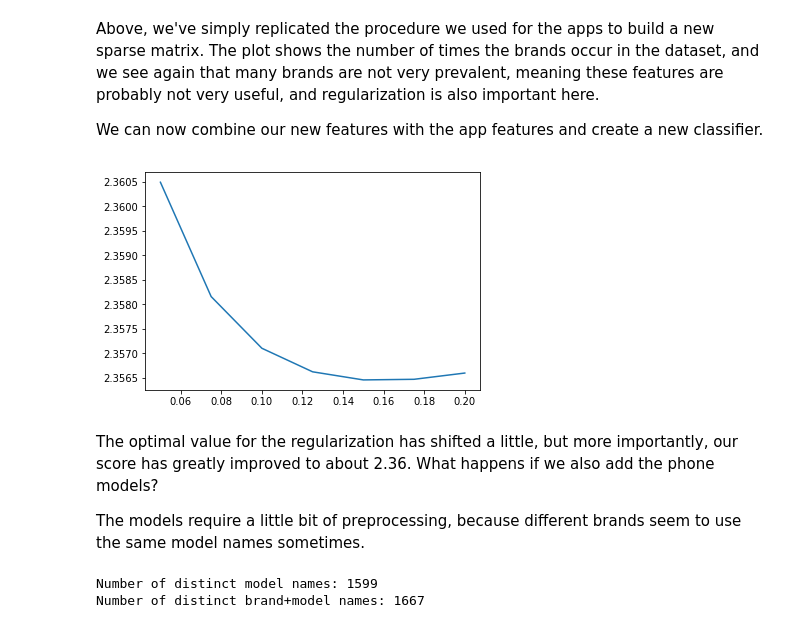
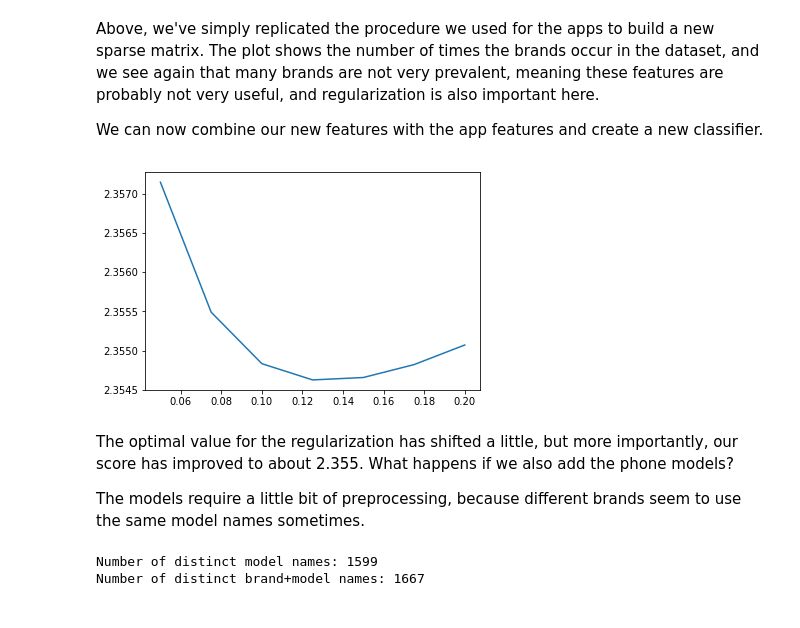
Before and after one commit to marcotompitak/kaggle-code, a Jupyter notebook: TalkingData/ClassifyMobileUsers.ipynb, the cells around one changed output. Drawn from its saved outputs; the diff is of its cells as text; code cells hidden in the pictures.

```diff
--- a/TalkingData/ClassifyMobileUsers.ipynb
+++ b/TalkingData/ClassifyMobileUsers.ipynb
@@ -316,22 +315,21 @@ We can now combine our new features with the app features and create a new class
 # %%
 logreg_cv = LogisticRegressionCV(
     Cs = [0.05, 0.075, 0.1, 0.125, 0.15, 0.175, 0.2],
     penalty = 'l2',
     multi_class = 'multinomial',
     solver = 'lbfgs',
-    fit_intercept = False,
     max_iter = 1000,
     cv = 5,
     n_jobs = 6,
     scoring = 'neg_log_loss'
 )
 logreg_cv.fit(hstack([sparse_app_matrix, sparse_brand_matrix]), target)
 plt.plot([0.05, 0.075, 0.1, 0.125, 0.15, 0.175, 0.2], -logreg_cv.scores_.popitem()[1].mean(axis = 0))
 plt.show()
 # %% [output]
-[figure, old version]
+[figure, new version]
 # %% [markdown]
-The optimal value for the regularization has shifted a little, but more importantly, our score has greatly improved to about 2.36. What happens if we also add the phone models?
+The optimal value for the regularization has shifted a little, but more importantly, our score has improved to about 2.355. What happens if we also add the phone models?
 
 The models require a little bit of preprocessing, because different brands seem to use the same model names sometimes.
 # %%
```
Also changed, not shown: parts of 7 cells of this notebook, 1 other file.
